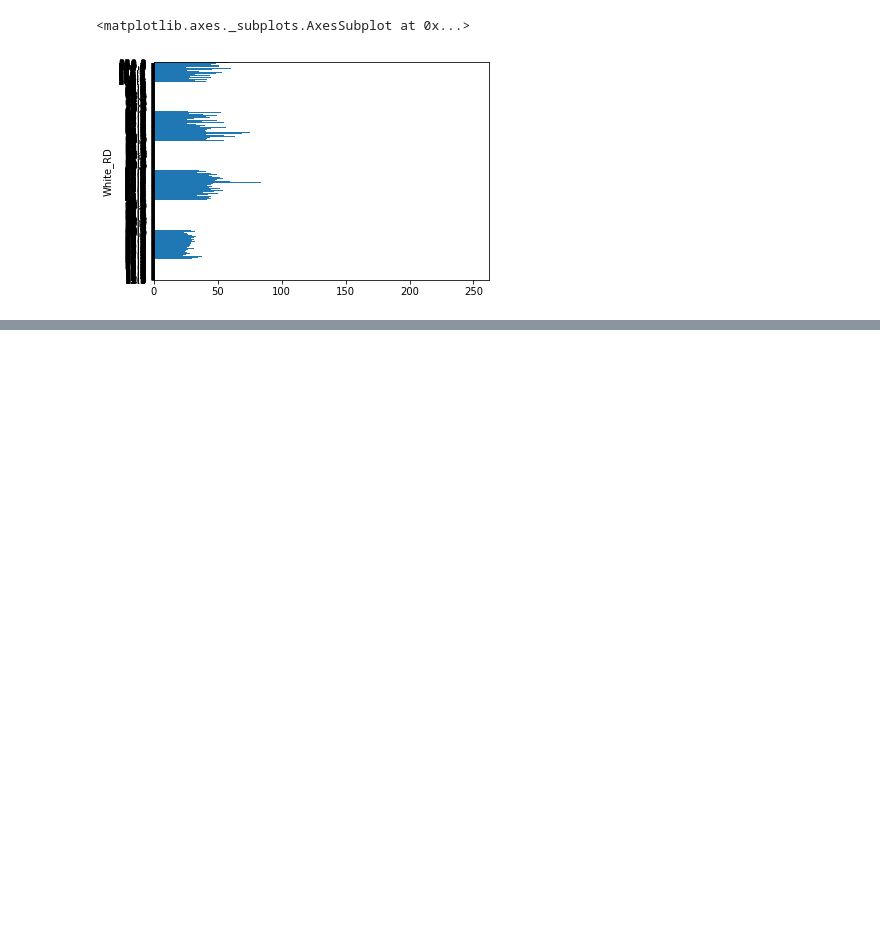
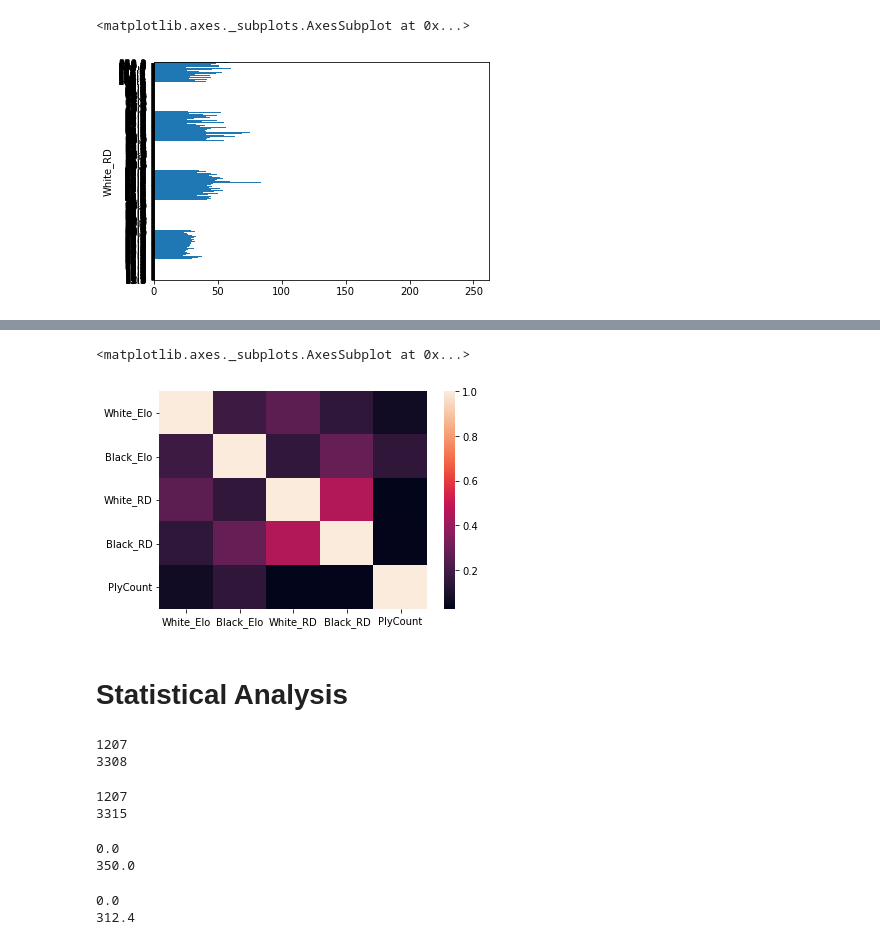
Before and after one commit to ansh0707/Chess-Game-Analysis, a Jupyter notebook: Project_EDA.ipynb, the cells around one changed output, grey strips where cells are left out. Cells and saved outputs as stored; diff of their text form; code cells hidden in the pictures; blank space fills up the shorter version.

```diff
--- a/Project_EDA.ipynb
+++ b/Project_EDA.ipynb
@@ -389,0 +397,35 @@ chess.groupby("White_RD")["Black_RD"].mean().plot.barh()
+# %%
+sns.heatmap(chess.corr())
+# %% [output]
+<matplotlib.axes._subplots.AxesSubplot at 0x...>
+[figure, added]
+# %% [markdown]
+# Statistical Analysis
+# %%
+### checking the min and max of White_ELO rating column ##
+print(chess['White_Elo'].min())
+print(chess['White_Elo'].max())
+# %% [output]
+1207
+3308
+# %%
+### checking the min and max of Black_ELO rating column ##
+print(chess['Black_Elo'].min())
+print(chess['Black_Elo'].max())
+# %% [output]
+1207
+3315
+# %%
+### checking the min and max of White_RD rating column ##
+print(chess['White_RD'].min())
+print(chess['White_RD'].max())
+# %% [output]
+0.0
+350.0
+# %%
+### checking the min and max of Black_ELO rating column ##
+print(chess['Black_RD'].min())
+print(chess['Black_RD'].max())
+# %% [output]
+0.0
+312.4
```
Also changed, not shown: parts of 5 cells of this notebook.
